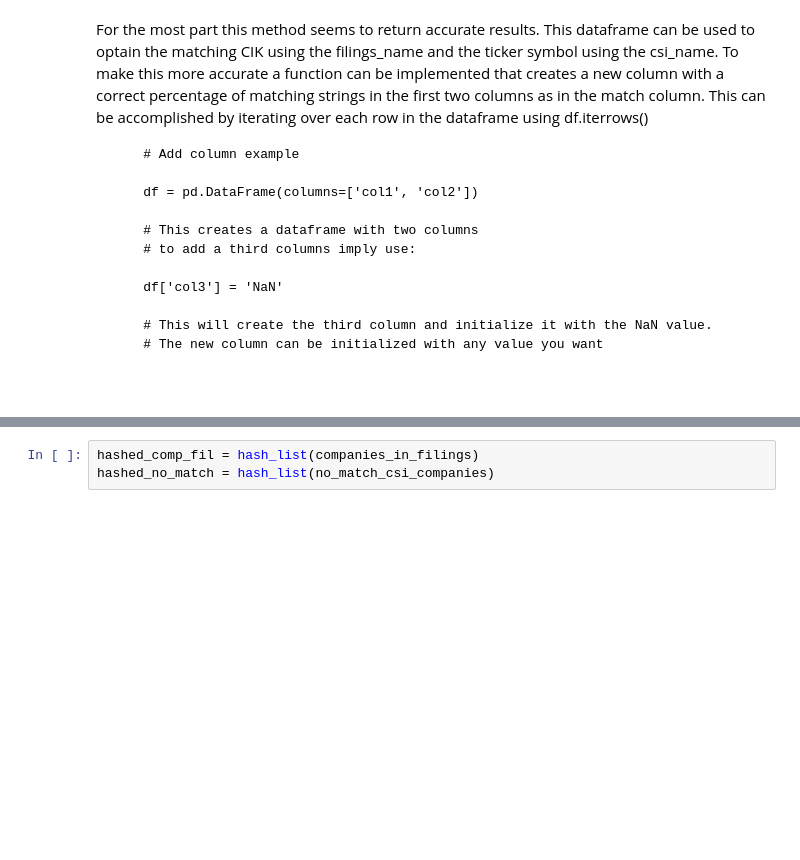
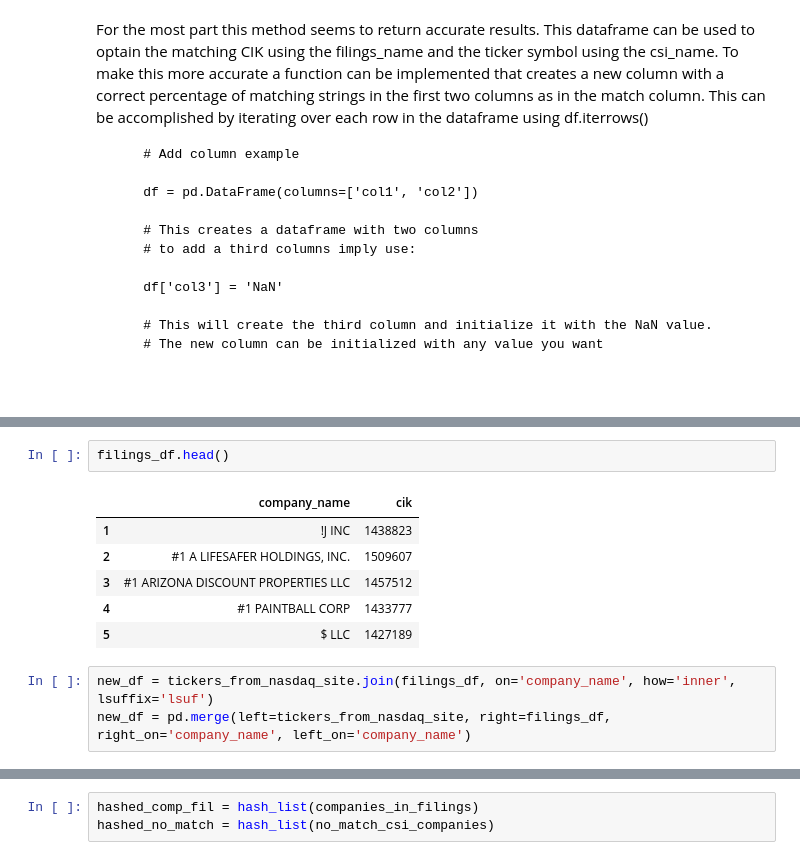
Before and after one commit to lancekrogers/Discontinued_SEC_ALGO_ANALYSIS, a Jupyter notebook: Testing Notebook.ipynb, the cells around one changed output, grey strips where cells are left out. Drawn from its saved outputs; the diff is of its cells as text; blank space fills up the shorter version.

```diff
--- a/Testing Notebook.ipynb
+++ b/Testing Notebook.ipynb
@@ -286,0 +321,12 @@ matches_df = create_matches_dataframe()
+# %%
+filings_df.head()
+# %% [output]
+|  | company_name | cik |
+| 1 | !J INC | 1438823 |
+| 2 | #1 A LIFESAFER HOLDINGS, INC. | 1509607 |
+| 3 | #1 ARIZONA DISCOUNT PROPERTIES LLC | 1457512 |
+| 4 | #1 PAINTBALL CORP | 1433777 |
+| 5 | $ LLC | 1427189 |
+# %%
+new_df = tickers_from_nasdaq_site.join(filings_df, on='company_name', how='inner', lsuffix='lsuf')
+new_df = pd.merge(left=tickers_from_nasdaq_site, right=filings_df, right_on='company_name', left_on='company_name')
```
Also changed, not shown: parts of 8 cells of this notebook.
